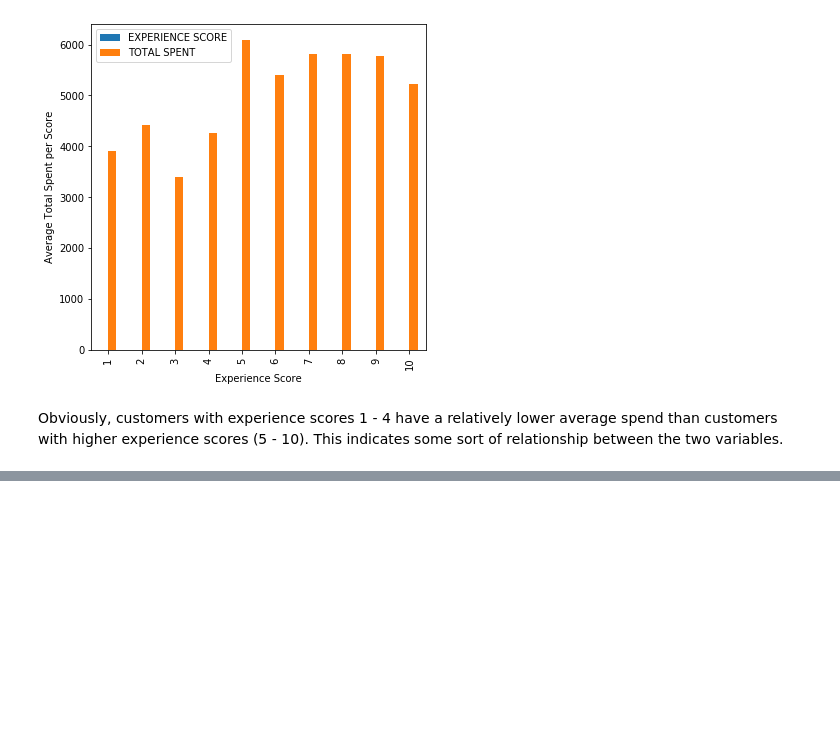
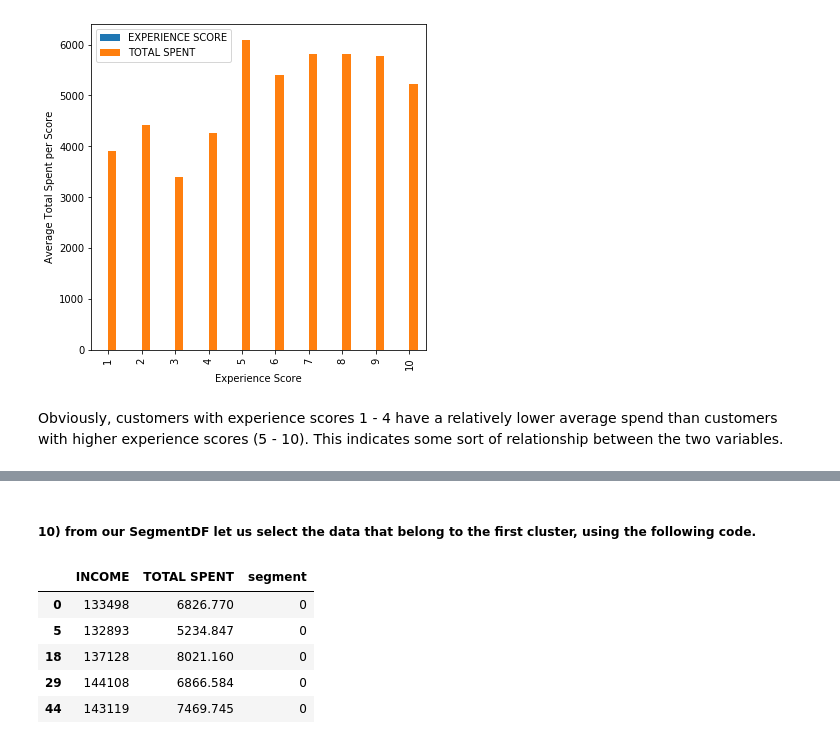
Before and after one commit to okeks/Machine-Learning-Clustering, a Jupyter notebook: Retailer X Machine Learning Clustering .ipynb, the cells around one changed output, grey strips where cells are left out. Cells and saved outputs as stored; diff of their text form; code cells hidden in the pictures; blank space fills up the shorter version.

```diff
--- a/Retailer X Machine Learning Clustering .ipynb
+++ b/Retailer X Machine Learning Clustering .ipynb
@@ -708,0 +831,11 @@ Obviously, customers with experience scores 1 - 4 have a relatively lower averag
+# %% [markdown]
+##### 10) from our SegmentDF let us select the data that belong to the first cluster, using the following code.
+# %%
+segmentDF[segmentDF['segment'] == 0].head()
+# %% [output]
+|  | INCOME | TOTAL SPENT | segment |
+| 0 | 133498 | 6826.770 | 0 |
+| 5 | 132893 | 5234.847 | 0 |
+| 18 | 137128 | 8021.160 | 0 |
+| 29 | 144108 | 6866.584 | 0 |
+| 44 | 143119 | 7469.745 | 0 |
```
Also changed, not shown: parts of 31 cells of this notebook.
